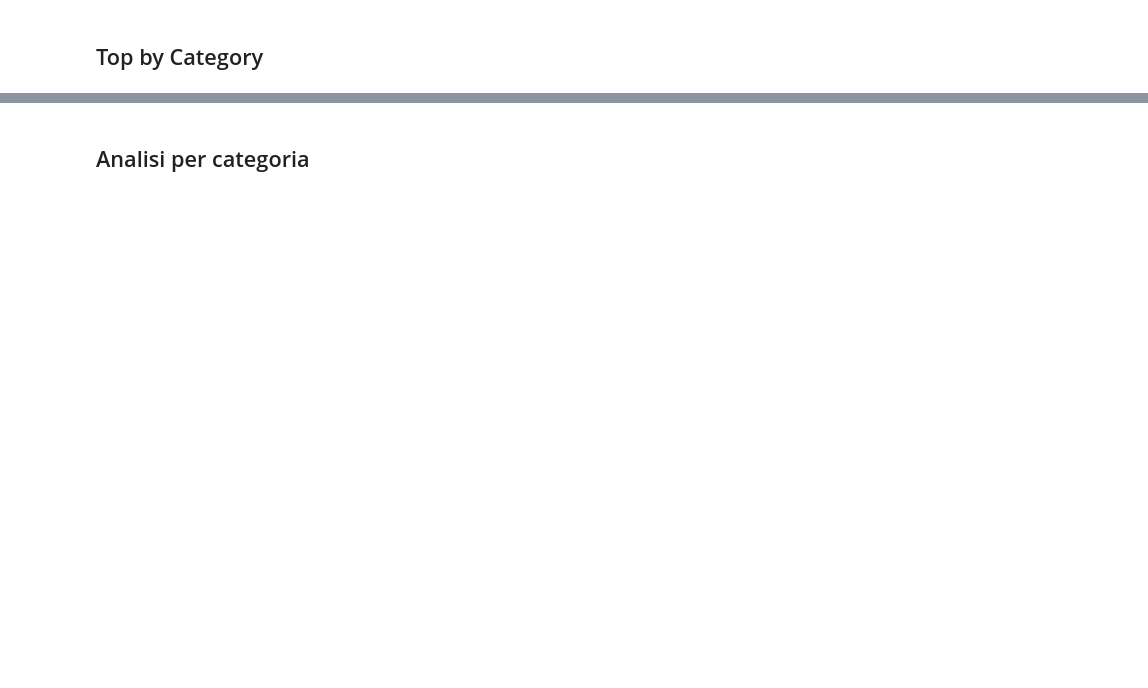
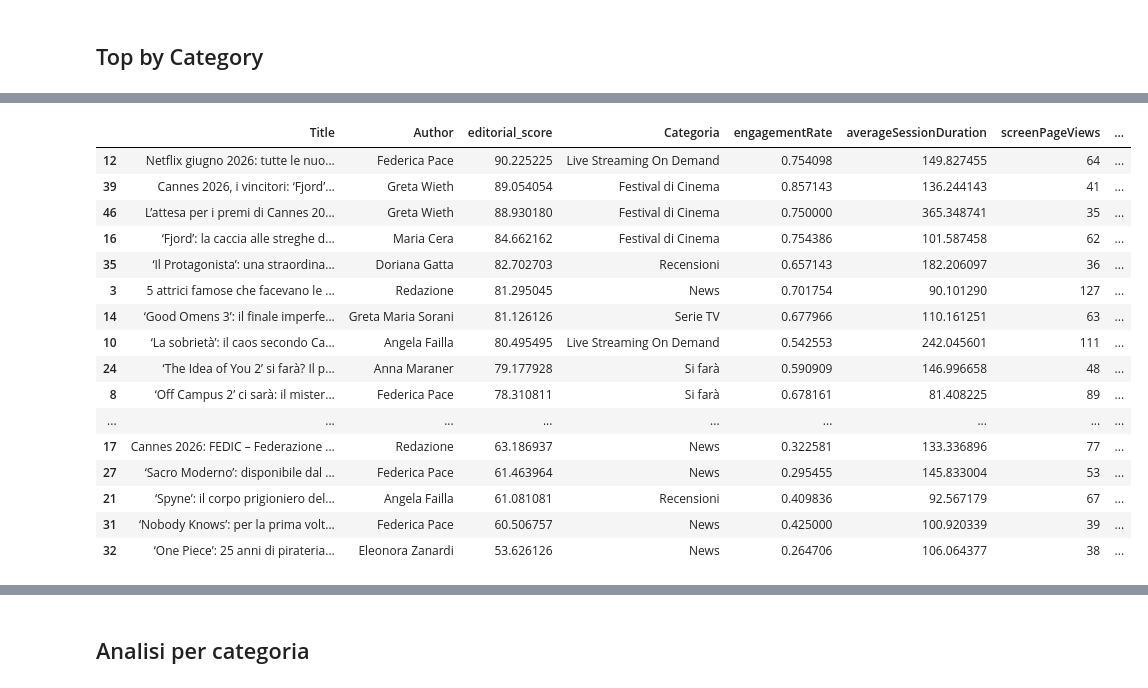
Before and after one commit to mandel94/td_toolkit, a Jupyter notebook: reports/weekly/weekly_nb.ipynb, the cells around one changed output, grey strips where cells are left out. Cells and saved outputs as stored; diff of their text form; code cells hidden in the pictures; blank space fills up the shorter version.

```diff
--- a/reports/weekly/weekly_nb.ipynb
+++ b/reports/weekly/weekly_nb.ipynb
@@ -174,3 +190,25 @@ TaxiDrivers Italy short film days Berlin (Vincenzo Patane) [Speciali e Magazine]
+# %%
+# Sort by editorial_score
+top_by_metric = top_by_metric.sort_values(by=['editorial_score', 'screenPageViews'], ascending=False)
+top_by_metric[['Title', 'Author', 'editorial_score', 'Categoria', 'engagementRate', 'averageSessionDuration', 'screenPageViews', 'Publication Date']]
+# %% [output]
+|  | Title | Author | editorial_score | Categoria | engagementRate | averageSessionDuration | screenPageViews | ... |
+| 12 | Netflix giugno 2026: tutte le nuo... | Federica Pace | 90.225225 | Live Streaming On Demand | 0.754098 | 149.827455 | 64 | ... |
+| 39 | Cannes 2026, i vincitori: ‘Fjord’... | Greta Wieth | 89.054054 | Festival di Cinema | 0.857143 | 136.244143 | 41 | ... |
+| 46 | L’attesa per i premi di Cannes 20... | Greta Wieth | 88.930180 | Festival di Cinema | 0.750000 | 365.348741 | 35 | ... |
+| 16 | ‘Fjord’: la caccia alle streghe d... | Maria Cera | 84.662162 | Festival di Cinema | 0.754386 | 101.587458 | 62 | ... |
+| 35 | ‘Il Protagonista’: una straordina... | Doriana Gatta | 82.702703 | Recensioni | 0.657143 | 182.206097 | 36 | ... |
+| 3 | 5 attrici famose che facevano le ... | Redazione | 81.295045 | News | 0.701754 | 90.101290 | 127 | ... |
+| 14 | ‘Good Omens 3’: il finale imperfe... | Greta Maria Sorani | 81.126126 | Serie TV | 0.677966 | 110.161251 | 63 | ... |
+| 10 | ‘La sobrietà’: il caos secondo Ca... | Angela Failla | 80.495495 | Live Streaming On Demand | 0.542553 | 242.045601 | 111 | ... |
+| 24 | ‘The Idea of You 2’ si farà? Il p... | Anna Maraner | 79.177928 | Si farà | 0.590909 | 146.996658 | 48 | ... |
+| 8 | ‘Off Campus 2’ ci sarà: il mister... | Federica Pace | 78.310811 | Si farà | 0.678161 | 81.408225 | 89 | ... |
+| ... | ... | ... | ... | ... | ... | ... | ... | ... |
+| 17 | Cannes 2026: FEDIC – Federazione ... | Redazione | 63.186937 | News | 0.322581 | 133.336896 | 77 | ... |
+| 27 | ‘Sacro Moderno’: disponibile dal ... | Federica Pace | 61.463964 | News | 0.295455 | 145.833004 | 53 | ... |
+| 21 | ‘Spyne’: il corpo prigioniero del... | Angela Failla | 61.081081 | Recensioni | 0.409836 | 92.567179 | 67 | ... |
+| 31 | ‘Nobody Knows’: per la prima volt... | Federica Pace | 60.506757 | News | 0.425000 | 100.920339 | 39 | ... |
+| 32 | ‘One Piece’: 25 anni di pirateria... | Eleonora Zanardi | 53.626126 | News | 0.264706 | 106.064377 | 38 | ... |
 # %%
 # Plot histogram of editorial_score, with median line, with annotations
 import matplotlib.pyplot as plt
```
Also changed, not shown: parts of 19 cells of this notebook, 5 other files.
